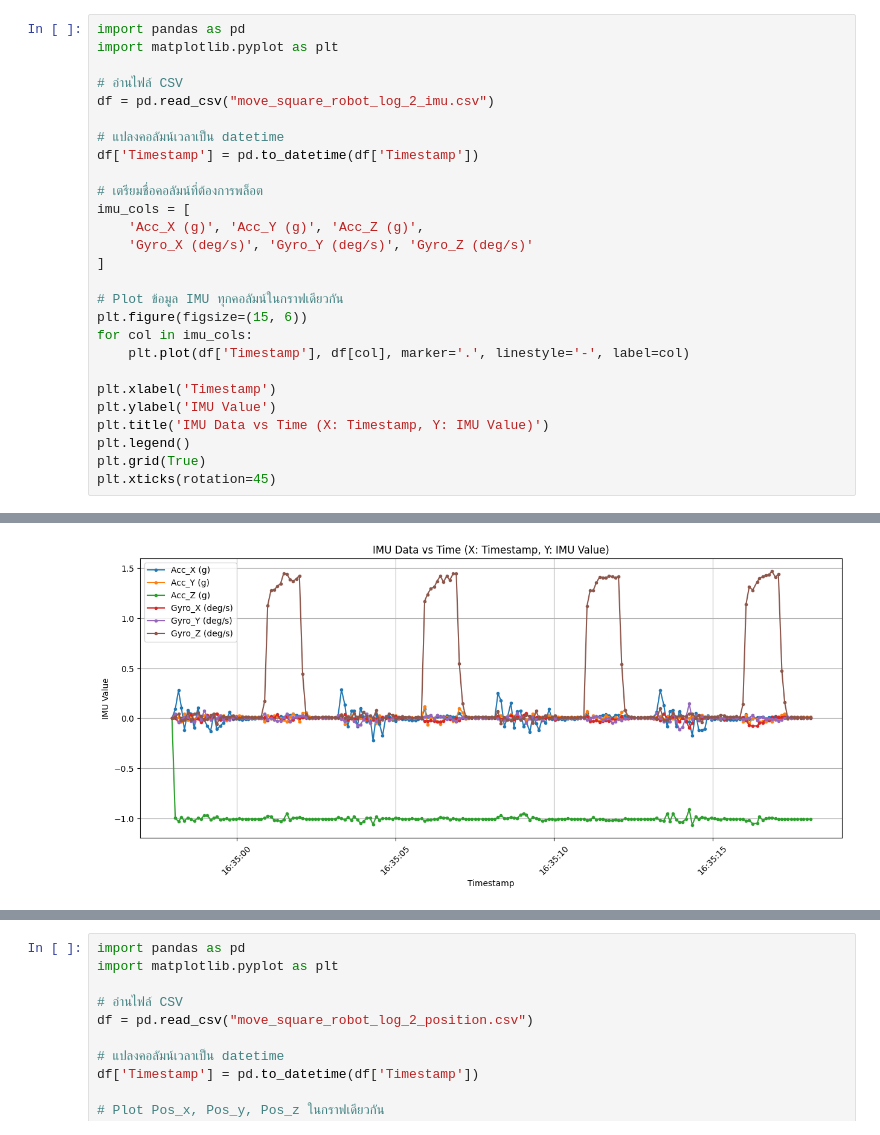
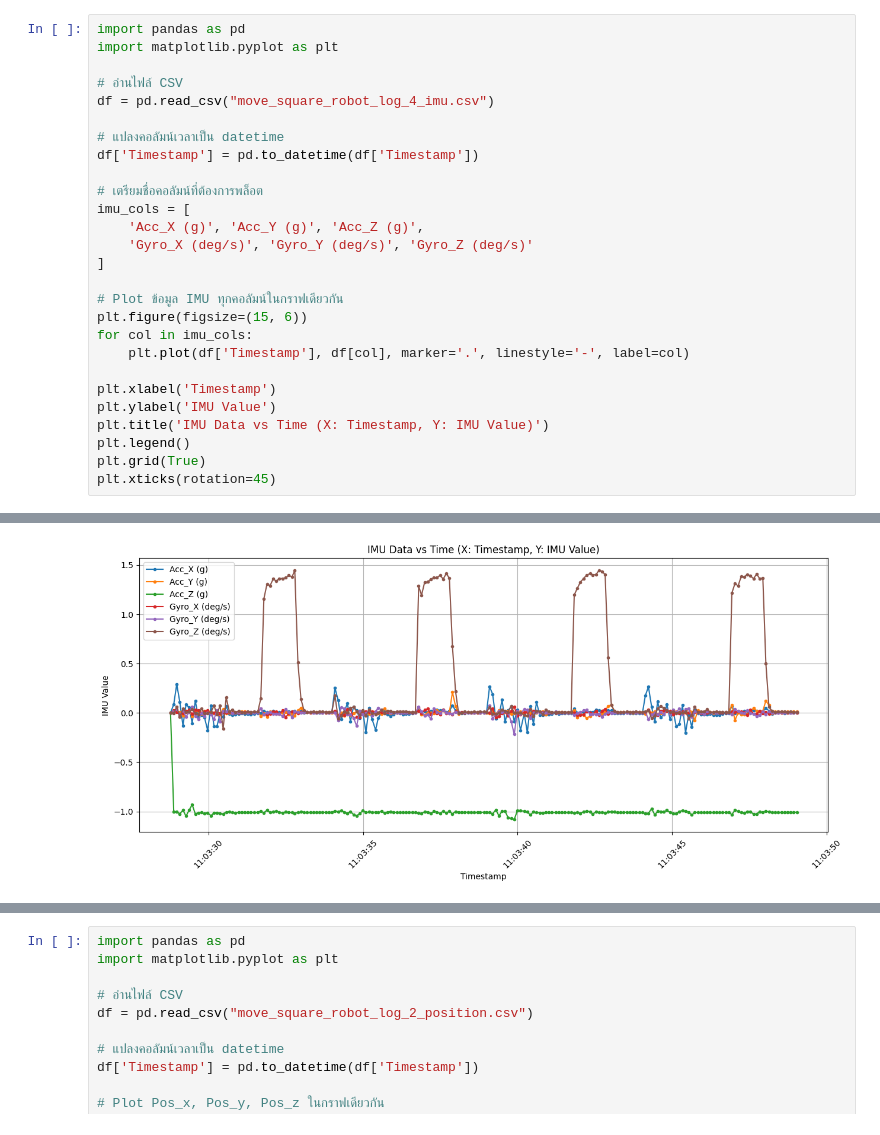
Before and after one commit to Achira03/h2c_work, a Jupyter notebook: plot.ipynb, the cells around one changed output, grey strips where cells are left out. Cells and saved outputs as stored; diff of their text form.

```diff
--- a/plot.ipynb
+++ b/plot.ipynb
@@ -3,7 +3,7 @@ import pandas as pd
 import matplotlib.pyplot as plt
 
 # อ่านไฟล์ CSV
-df = pd.read_csv("move_square_robot_log_2_imu.csv")
+df = pd.read_csv("move_square_robot_log_4_imu.csv")
 
 # แปลงคอลัมน์เวลาเป็น datetime
 df['Timestamp'] = pd.to_datetime(df['Timestamp'])
@@ -34,4 +36,4 @@ plt.xticks(rotation=45)
-[figure, old version]
+[figure, new version]
 # %%
 import pandas as pd
 import matplotlib.pyplot as plt
```
Also changed, not shown: parts of 4 cells of this notebook, 12 other files.
